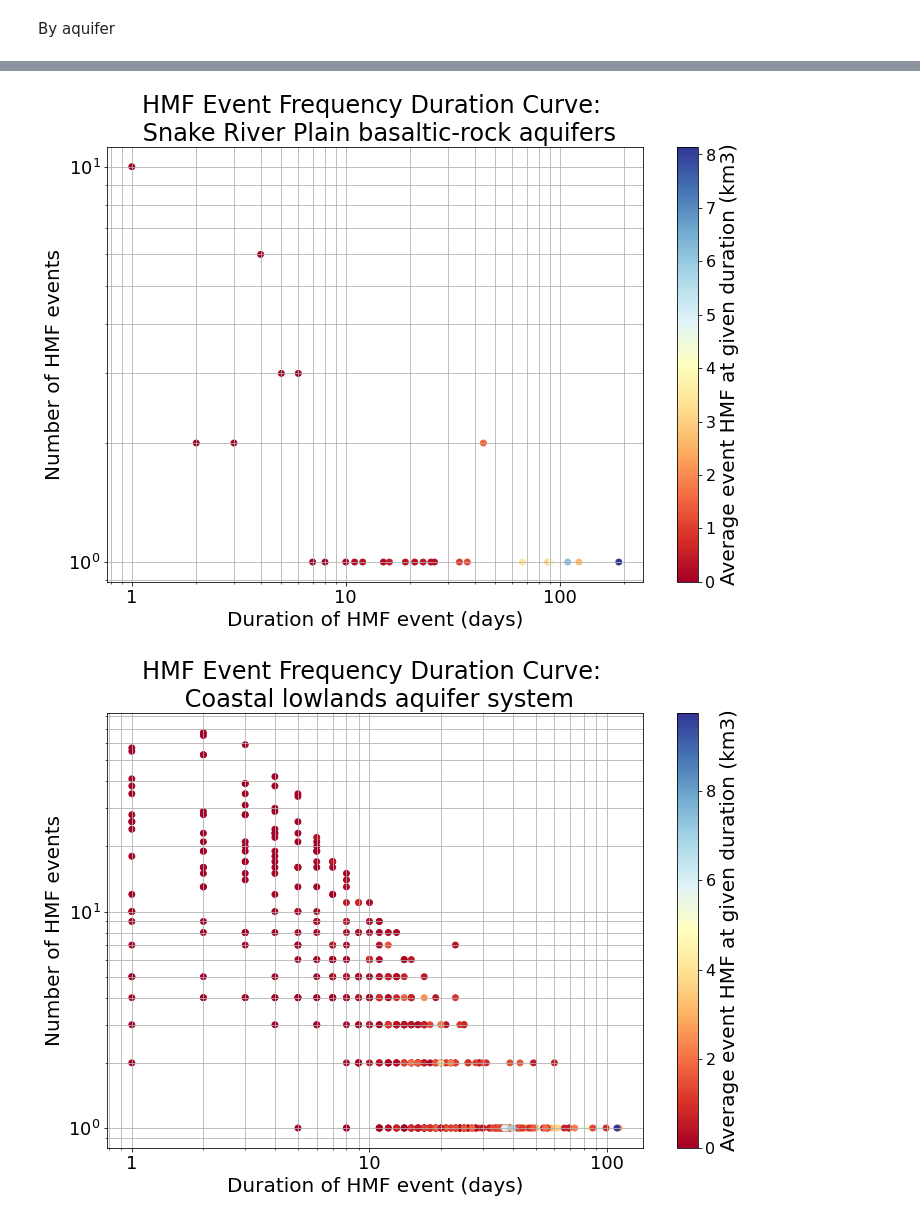
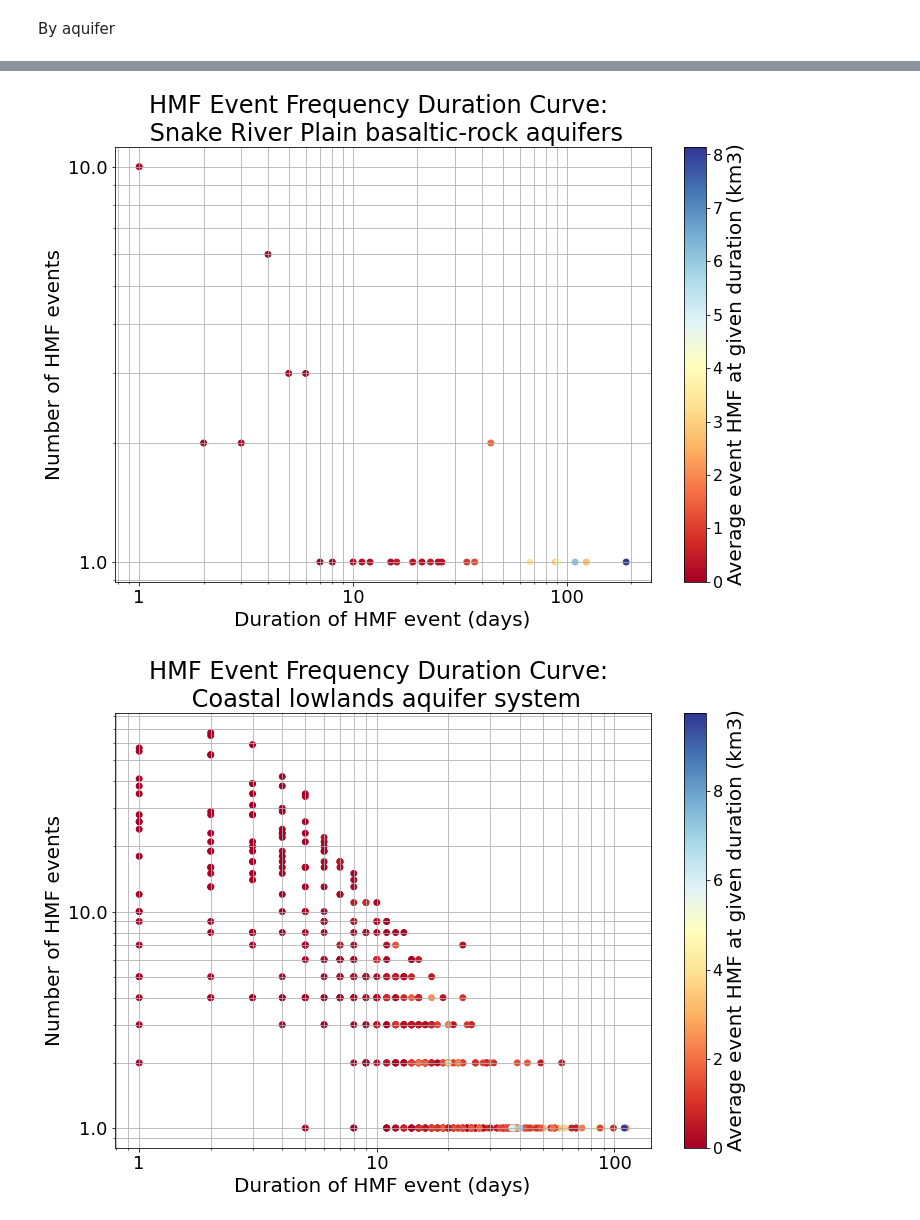
Before and after one commit to kondris/HighMagFlows_EPA_Project, a Jupyter notebook: figures.ipynb, the cells around one changed output, grey strips where cells are left out. Drawn from its saved outputs; the diff is of its cells as text; code cells hidden in the pictures.

```diff
--- a/figures.ipynb
+++ b/figures.ipynb
@@ -395,11 +395,12 @@ def fdc_events(df, i):
     plt.yscale("log")
 
     ax.xaxis.set_major_formatter(mticker.ScalarFormatter())
-    #ax.yaxis.set_minor_formatter(mticker.ScalarFormatter())
+    ax.yaxis.set_major_formatter(mticker.ScalarFormatter())
     ax.xaxis.get_major_formatter().set_scientific(False)
     ax.xaxis.get_major_formatter().set_useOffset(False)
-    #ax.yaxis.get_minor_formatter().set_scientific(False)
-    #ax.yaxis.get_minor_formatter().set_useOffset(False)
+    ax.yaxis.get_major_formatter().set_scientific(False)
+    ax.yaxis.get_major_formatter().set_useOffset(False)
+    #ax.mticker.FormatStrFormatter('%d')
 
     plt.grid('True', which="both", ls="-")
 
@@ -422,2 +423,2 @@ for i, aq in enumerate(aq_codes):
-[figure, old version]
+[figure, new version]
-[figure, old version]
+[figure, new version]
```
Also changed, not shown: parts of 1 cell of this notebook, 24 other files.
